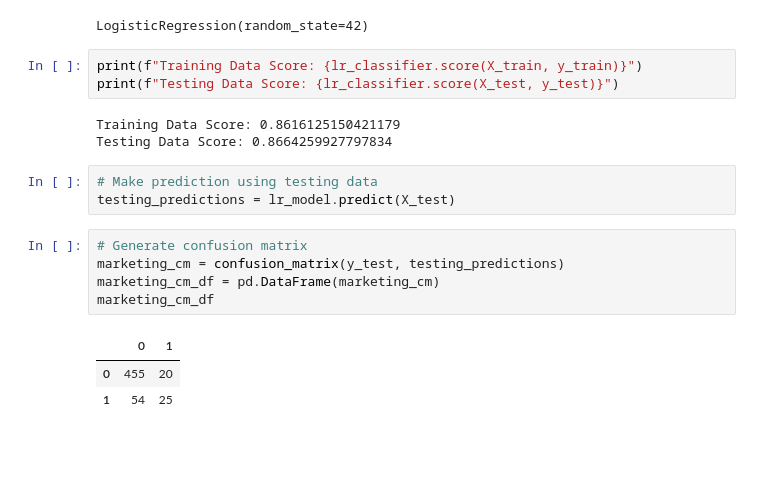
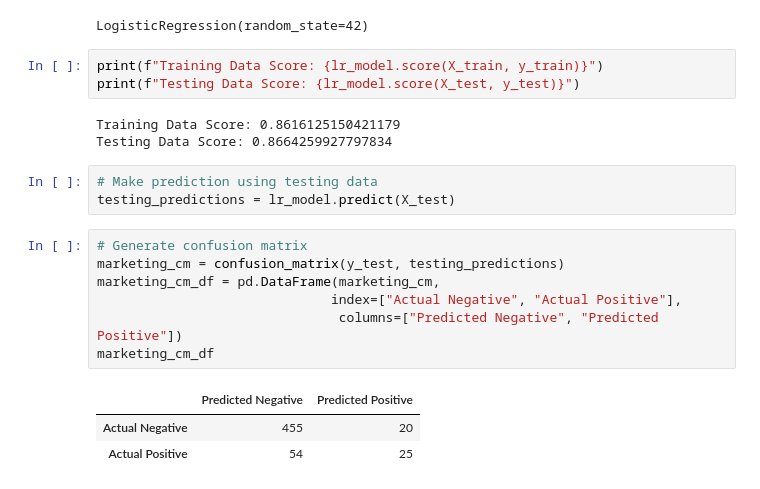
Before and after one commit to cc-roy/coupon-prediction-model, a Jupyter notebook: logistic_regression_model/marketing_lr_model.ipynb, the cells around one changed output. Saved outputs shown, nothing was run; the diff lists cells and outputs as text; blank space fills up the shorter version.

Commit message:
Edited logistic regression model

```diff
--- a/logistic_regression_model/marketing_lr_model.ipynb
+++ b/logistic_regression_model/marketing_lr_model.ipynb
@@ -119,8 +119,8 @@ Please also refer to the documentation for alternative solver options:
   n_iter_i = _check_optimize_result(
 LogisticRegression(random_state=42)
 # %%
-print(f"Training Data Score: {lr_classifier.score(X_train, y_train)}")
-print(f"Testing Data Score: {lr_classifier.score(X_test, y_test)}")
+print(f"Training Data Score: {lr_model.score(X_train, y_train)}")
+print(f"Testing Data Score: {lr_model.score(X_test, y_test)}")
 # %% [output]
 Training Data Score: 0.8616125150421179
 Testing Data Score: 0.8664259927797834
@@ -130,11 +130,13 @@ testing_predictions = lr_model.predict(X_test)
 # %%
 # Generate confusion matrix
 marketing_cm = confusion_matrix(y_test, testing_predictions)
-marketing_cm_df = pd.DataFrame(marketing_cm)
+marketing_cm_df = pd.DataFrame(marketing_cm,
+                              index=["Actual Negative", "Actual Positive"],
+                               columns=["Predicted Negative", "Predicted Positive"])
 marketing_cm_df
 # %% [output]
-|  | 0 | 1 |
-| 0 | 455 | 20 |
-| 1 | 54 | 25 |
+|  | Predicted Negative | Predicted Positive |
+| Actual Negative | 455 | 20 |
+| Actual Positive | 54 | 25 |
 # %%
 # Print the classification report
```
Also changed, not shown: parts of 1 cell of this notebook.
